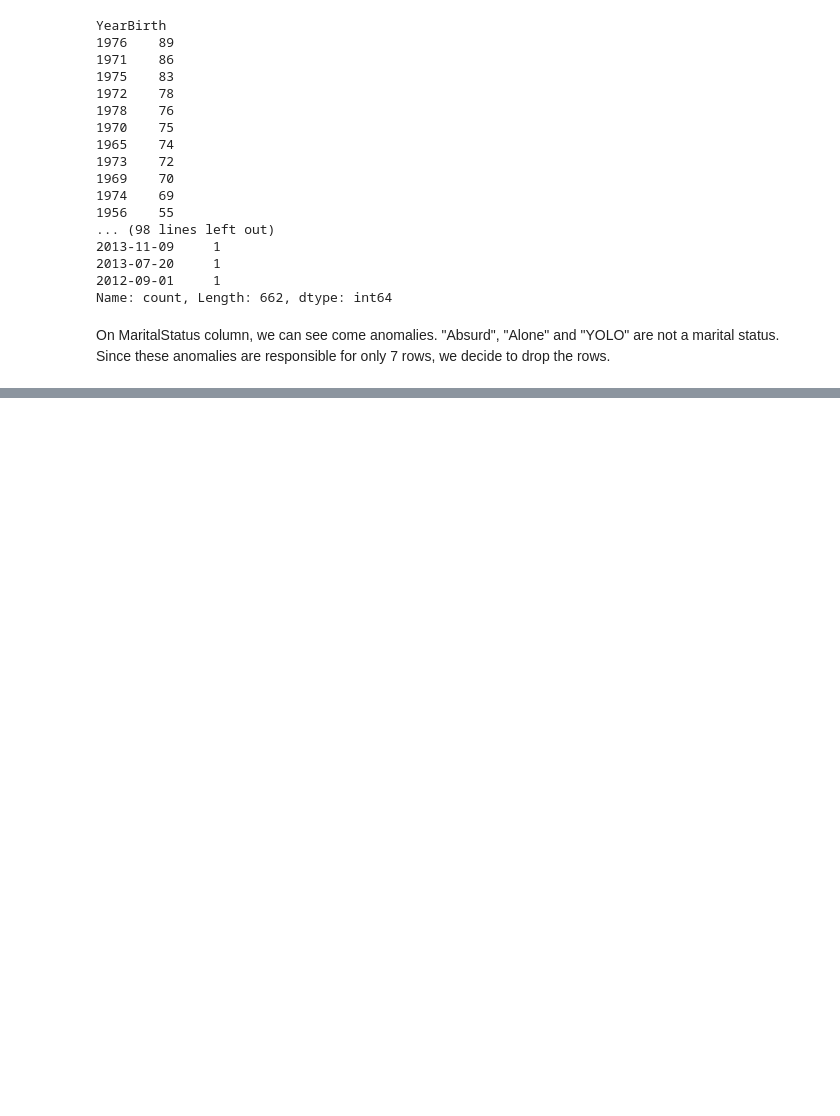
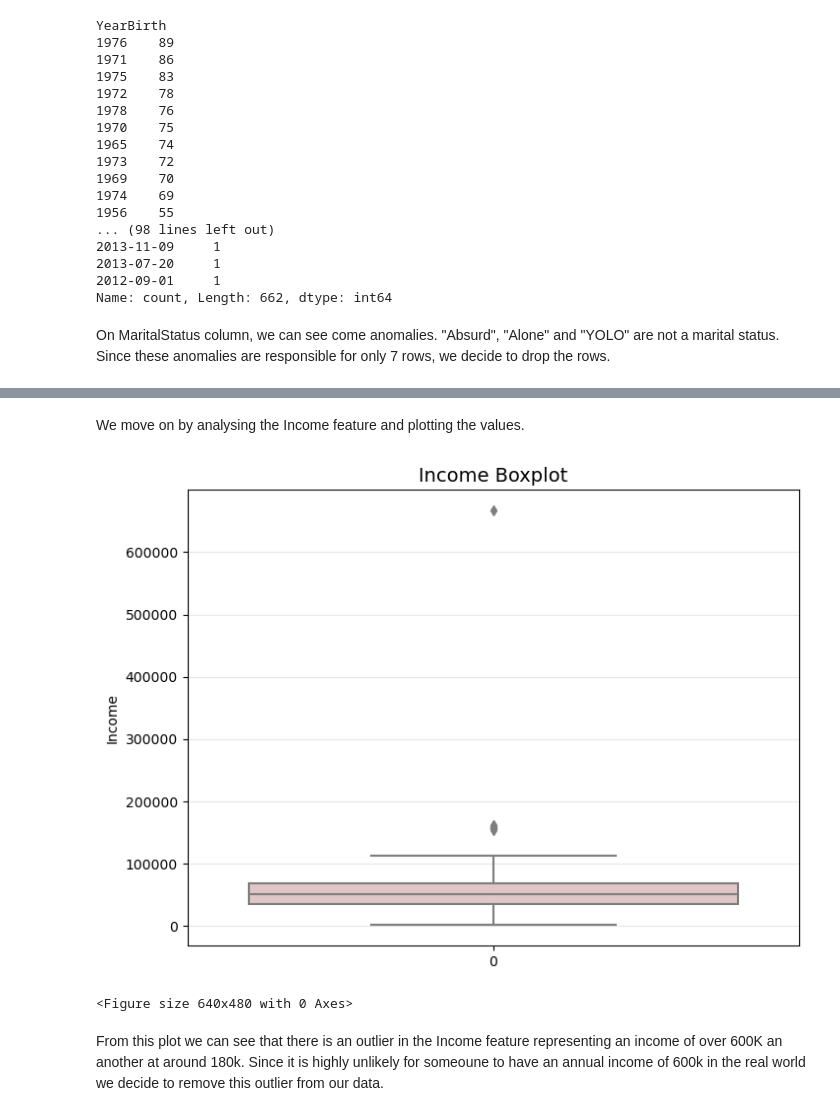
Before and after one commit to dorinMaraku/da-portfolio, a Jupyter notebook: marketing_data_analysis.ipynb, the cells around one changed output, grey strips where cells are left out. Cells and saved outputs as stored; diff of their text form; code cells hidden in the pictures; blank space fills up the shorter version.

```diff
--- a/marketing_data_analysis.ipynb
+++ b/marketing_data_analysis.ipynb
@@ -326,0 +352,17 @@ fig, ax = plt.subplot(figsize=(8,6))
+# %% [markdown]
+We move on by analysing the Income feature and plotting the values.
+# %%
+fig, ax = plt.subplots(figsize=(8,6))
+
+sns.boxplot(data.Income, ax=ax, palette=colors)
+ax.yaxis.grid(alpha=0.3)
+plt.title('Income Boxplot', fontsize=14)
+plt.ylabel('Income')
+
+plt.show()
+plt.clf();
+# %% [output]
+[figure, added]
+<Figure size 640x480 with 0 Axes>
+# %% [markdown]
+From this plot we can see that there is an outlier in the Income feature representing an income of over 600K an another at around 180k. Since it is highly unlikely for someoune to have an annual income of 600k in the real world we decide to remove this outlier from our data.
```
Also changed, not shown: parts of 20 cells of this notebook.
